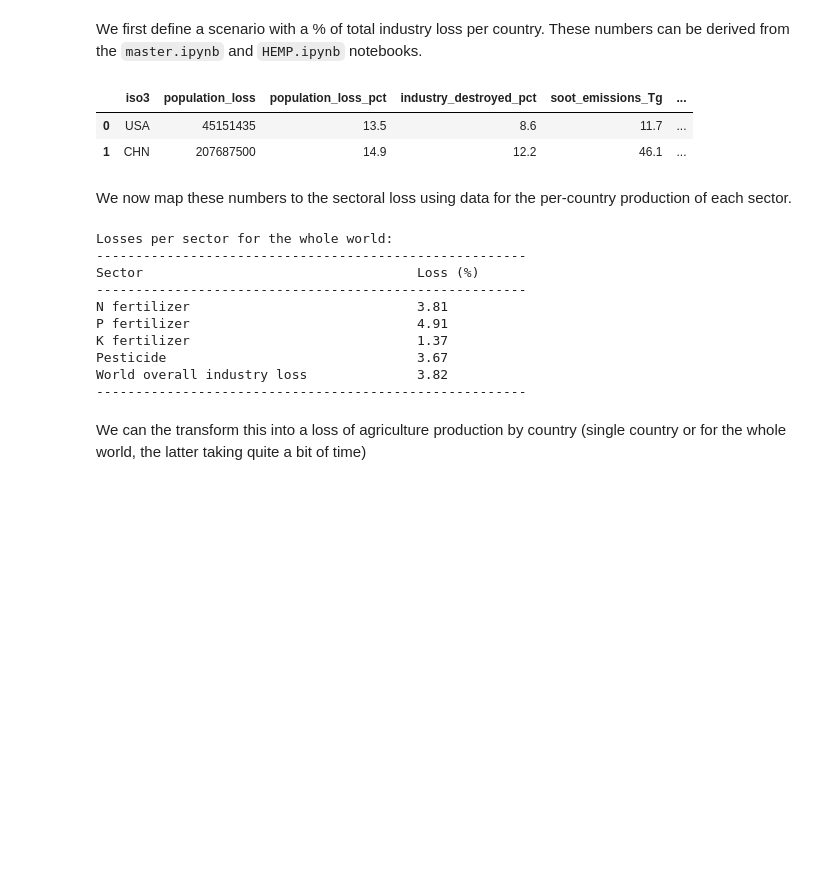
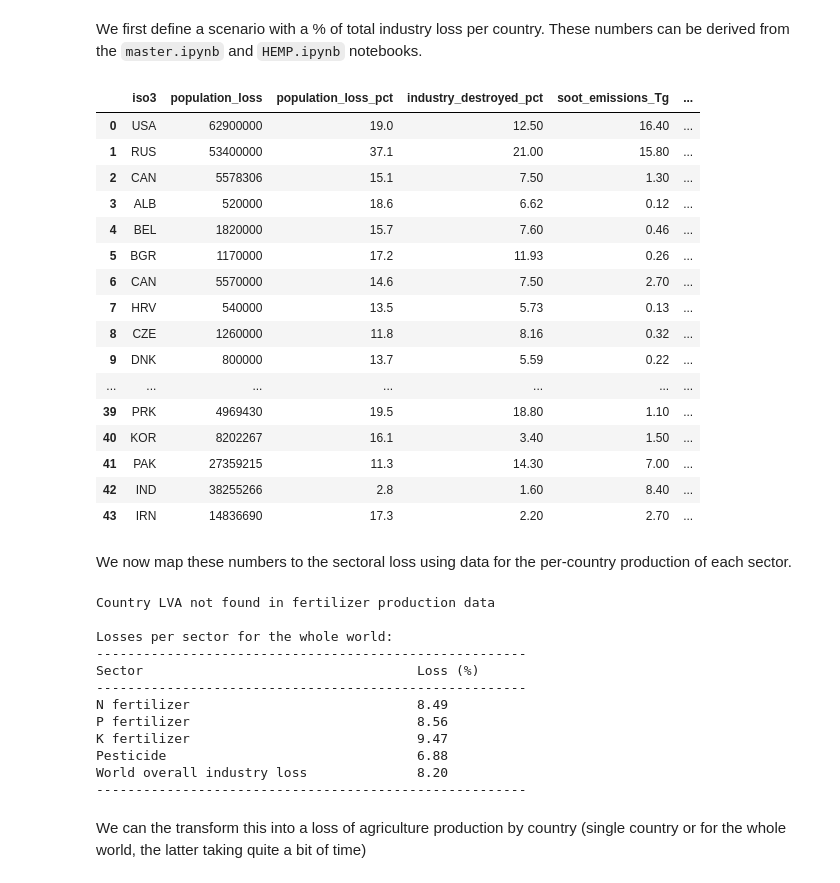
Before and after one commit to allfed/Population-Loss-NW, a Jupyter notebook: scripts/impact-of-loss-of-industry.ipynb, the cells around one changed output. Drawn from its saved outputs; the diff is of its cells as text; code cells hidden in the pictures; blank space fills up the shorter version.

```diff
--- a/scripts/impact-of-loss-of-industry.ipynb
+++ b/scripts/impact-of-loss-of-industry.ipynb
@@ -14,36 +14,52 @@ We first define a scenario with a % of total industry loss per country. These nu
 # %%
 # These contain the fraction of industry destroyed by fire and the fraction of industry within HEMP radius
 # Add or remove files as needed
-file_paths = ["../results/us-china-scenario2.csv"]
+file_paths = ["../results/all-out-world-war-scenario4.csv"]
 # file_paths = [
     # "../results/test.csv",
     # "../results/HEMP_china.csv",
     # "../results/HEMP_conus.csv",
     # "../results/HEMP_europe.csv",
     # "../results/HEMP_russia.csv",
 # ]
 
 df = load_industry_loss(file_paths, hemp_disable_factor=0.75)
 df
 # %% [output]
 |  | iso3 | population_loss | population_loss_pct | industry_destroyed_pct | soot_emissions_Tg | ... |
-| 0 | USA | 45151435 | 13.5 | 8.6 | 11.7 | ... |
-| 1 | CHN | 207687500 | 14.9 | 12.2 | 46.1 | ... |
+| 0 | USA | 62900000 | 19.0 | 12.50 | 16.40 | ... |
+| 1 | RUS | 53400000 | 37.1 | 21.00 | 15.80 | ... |
+| 2 | CAN | 5578306 | 15.1 | 7.50 | 1.30 | ... |
+| 3 | ALB | 520000 | 18.6 | 6.62 | 0.12 | ... |
+| 4 | BEL | 1820000 | 15.7 | 7.60 | 0.46 | ... |
+| 5 | BGR | 1170000 | 17.2 | 11.93 | 0.26 | ... |
+| 6 | CAN | 5570000 | 14.6 | 7.50 | 2.70 | ... |
+| 7 | HRV | 540000 | 13.5 | 5.73 | 0.13 | ... |
+| 8 | CZE | 1260000 | 11.8 | 8.16 | 0.32 | ... |
+| 9 | DNK | 800000 | 13.7 | 5.59 | 0.22 | ... |
+| ... | ... | ... | ... | ... | ... | ... |
+| 39 | PRK | 4969430 | 19.5 | 18.80 | 1.10 | ... |
+| 40 | KOR | 8202267 | 16.1 | 3.40 | 1.50 | ... |
+| 41 | PAK | 27359215 | 11.3 | 14.30 | 7.00 | ... |
+| 42 | IND | 38255266 | 2.8 | 1.60 | 8.40 | ... |
+| 43 | IRN | 14836690 | 17.3 | 2.20 | 2.70 | ... |
 # %% [markdown]
 We now map these numbers to the sectoral loss using data for the per-country production of each sector.
 # %%
 total_industry_loss = df.set_index("iso3")["industry_loss_pct"].to_dict()
 sector_losses = calculate_sector_losses(total_industry_loss)
 # %% [output]
+Country LVA not found in fertilizer production data
+
 Losses per sector for the whole world:
 -------------------------------------------------------
 Sector                                   Loss (%)
 -------------------------------------------------------
-N fertilizer                             3.81
-P fertilizer                             4.91
-K fertilizer                             1.37
-Pesticide                                3.67
-World overall industry loss              3.82
+N fertilizer                             8.49
+P fertilizer                             8.56
+K fertilizer                             9.47
+Pesticide                                6.88
+World overall industry loss              8.20
 -------------------------------------------------------
 # %% [markdown]
 We can the transform this into a loss of agriculture production by country (single country or for the whole world, the latter taking quite a bit of time)
```
Also changed, not shown: 2 other files.
